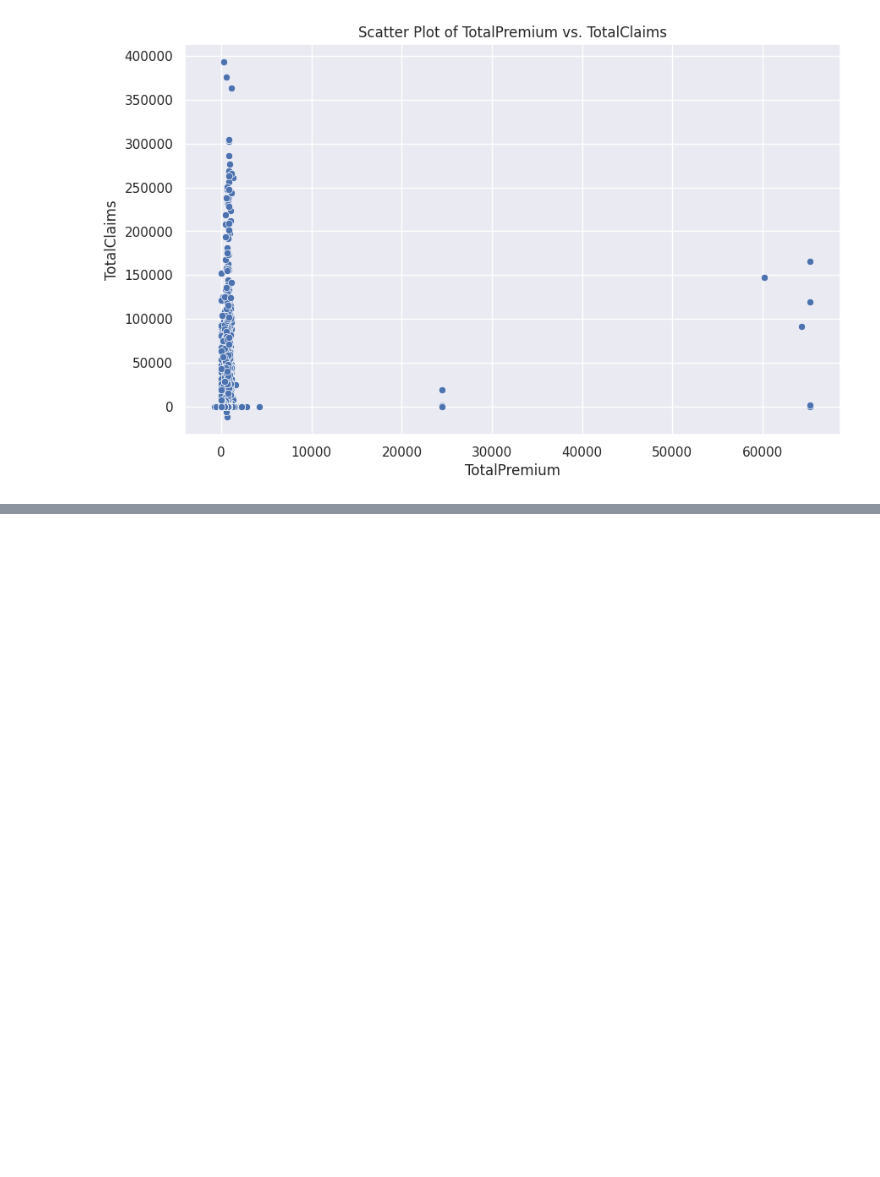
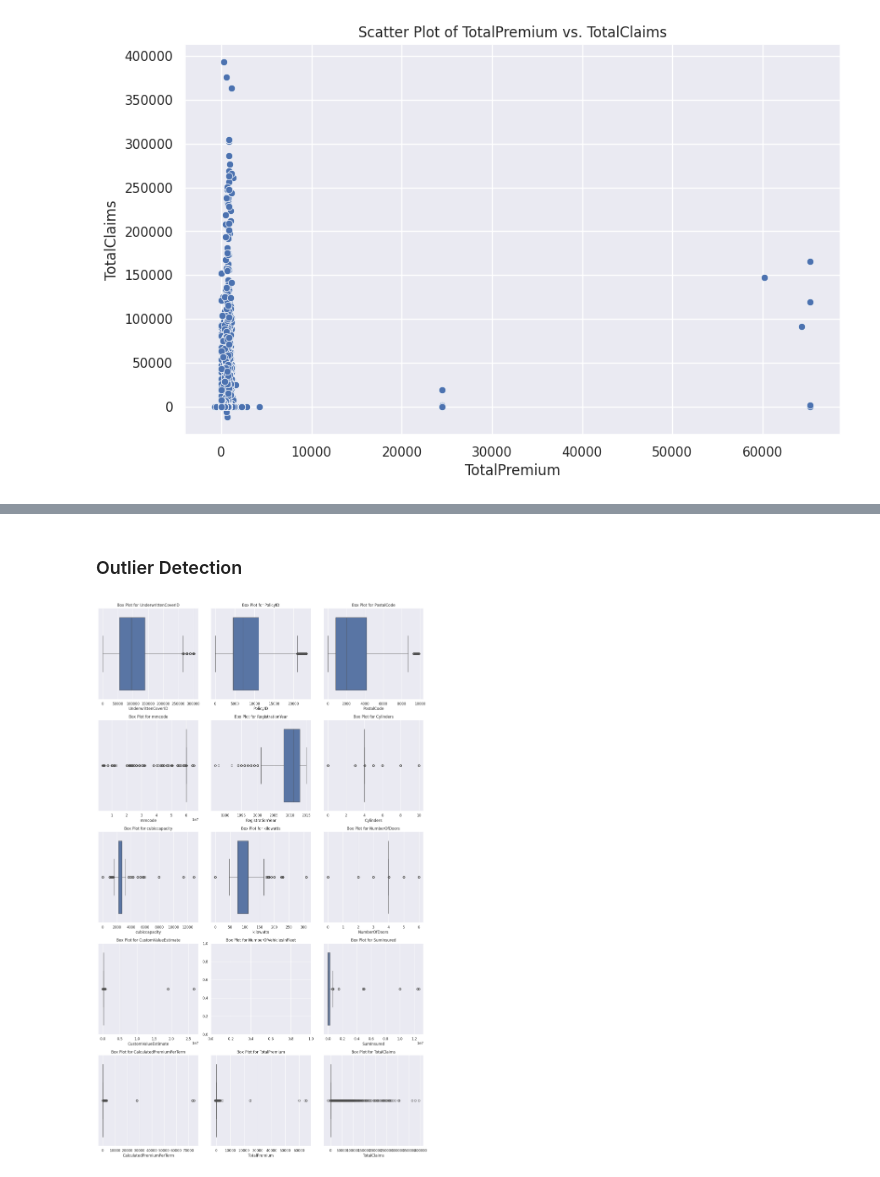
Before and after one commit to GetieBalew24/AlphaCare_Insurance_Solutions, a Jupyter notebook: notebooks/Descriptive_data_analysis.ipynb, the cells around one changed output, grey strips where cells are left out. Cells and saved outputs as stored; diff of their text form; code cells hidden in the pictures; blank space fills up the shorter version.

```diff
--- a/notebooks/Descriptive_data_analysis.ipynb
+++ b/notebooks/Descriptive_data_analysis.ipynb
@@ -224,0 +231,6 @@ eda.scatter_plot(df,'TotalPremium', 'TotalClaims')
+# %% [markdown]
+### Outlier Detection
+# %%
+eda.plot_outlier_detection(df,numerical_cols)
+# %% [output]
+[figure, added]
```
Also changed, not shown: parts of 5 cells of this notebook, 1 other file.
